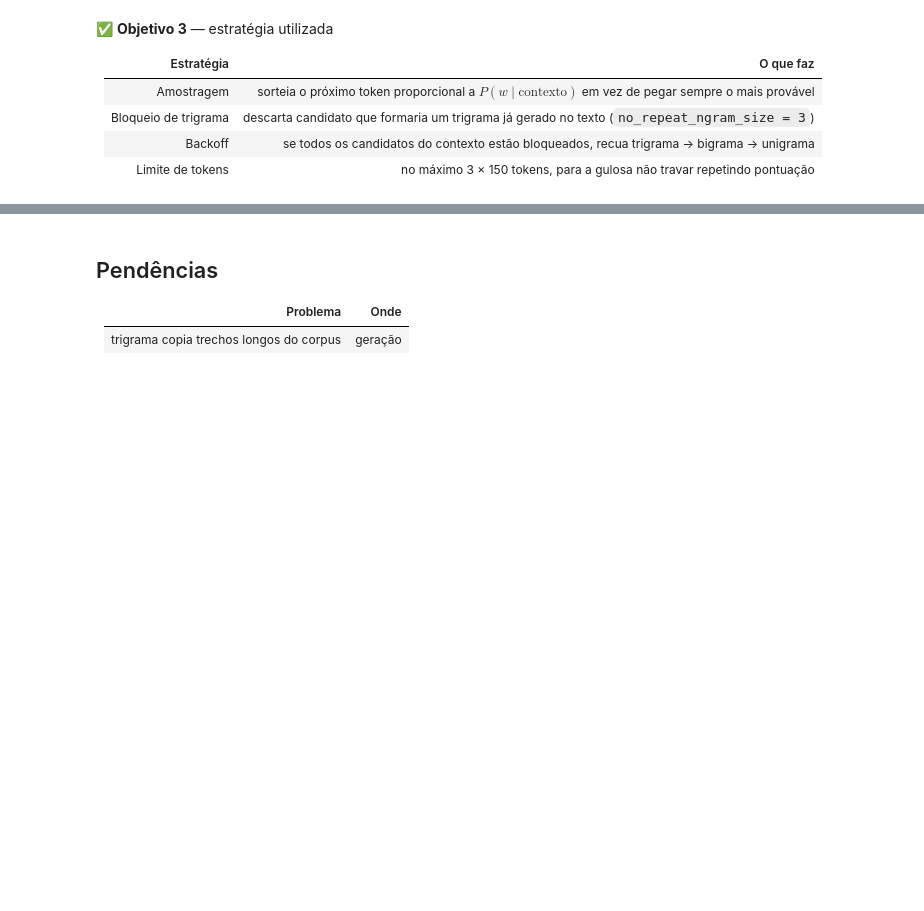
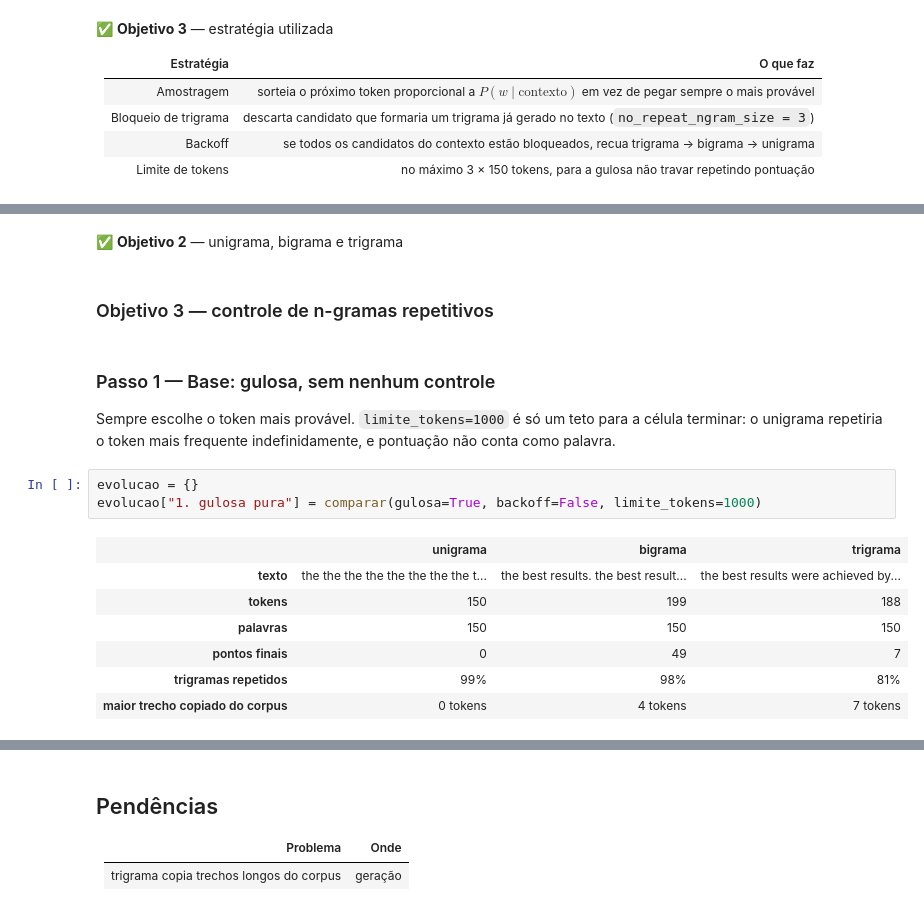
Before and after one commit to joaoleahy/topicos-banco-de-dados-ii, a Jupyter notebook: pratica-2-ngramas/notebook.ipynb, the cells around one changed output, grey strips where cells are left out. Saved outputs shown, nothing was run; the diff lists cells and outputs as text; blank space fills up the shorter version.

```diff
--- a/pratica-2-ngramas/notebook.ipynb
+++ b/pratica-2-ngramas/notebook.ipynb
@@ -260,0 +351,19 @@ bigramas mais repetidos (bigrama, gulosa + bloqueio): [(('de', 'um'), 19), ((','
+# %% [markdown]
+✅ **Objetivo 2** — unigrama, bigrama e trigrama
+# %% [markdown]
+### Objetivo 3 — controle de n-gramas repetitivos
+# %% [markdown]
+### Passo 1 — Base: gulosa, sem nenhum controle
+
+Sempre escolhe o token mais provável. `limite_tokens=1000` é só um teto para a célula terminar: o unigrama repetiria o token mais frequente indefinidamente, e pontuação não conta como palavra.
+# %%
+evolucao = {}
+evolucao["1. gulosa pura"] = comparar(gulosa=True, backoff=False, limite_tokens=1000)
+# %% [output]
+|  | unigrama | bigrama | trigrama |
+| texto | the the the the the the the the t... | the best results. the best result... | the best results were achieved by... |
+| tokens | 150 | 199 | 188 |
+| palavras | 150 | 150 | 150 |
+| pontos finais | 0 | 49 | 7 |
+| trigramas repetidos | 99% | 98% | 81% |
+| maior trecho copiado do corpus | 0 tokens | 4 tokens | 7 tokens |
```
Also changed, not shown: parts of 39 cells of this notebook, 1 other file.
